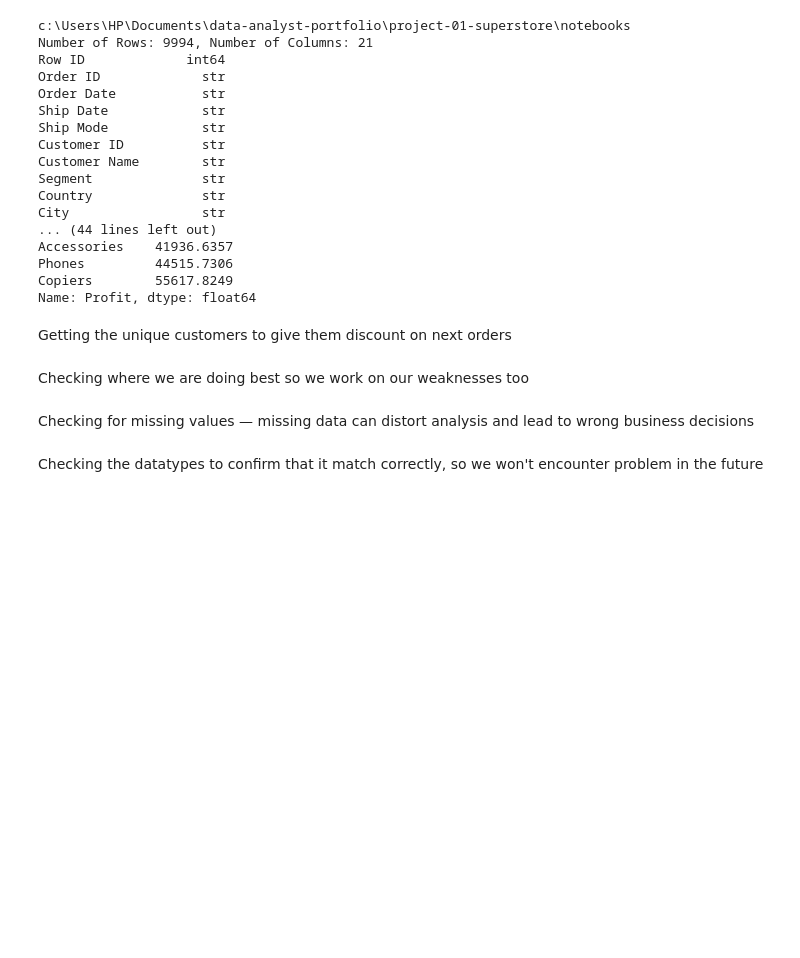
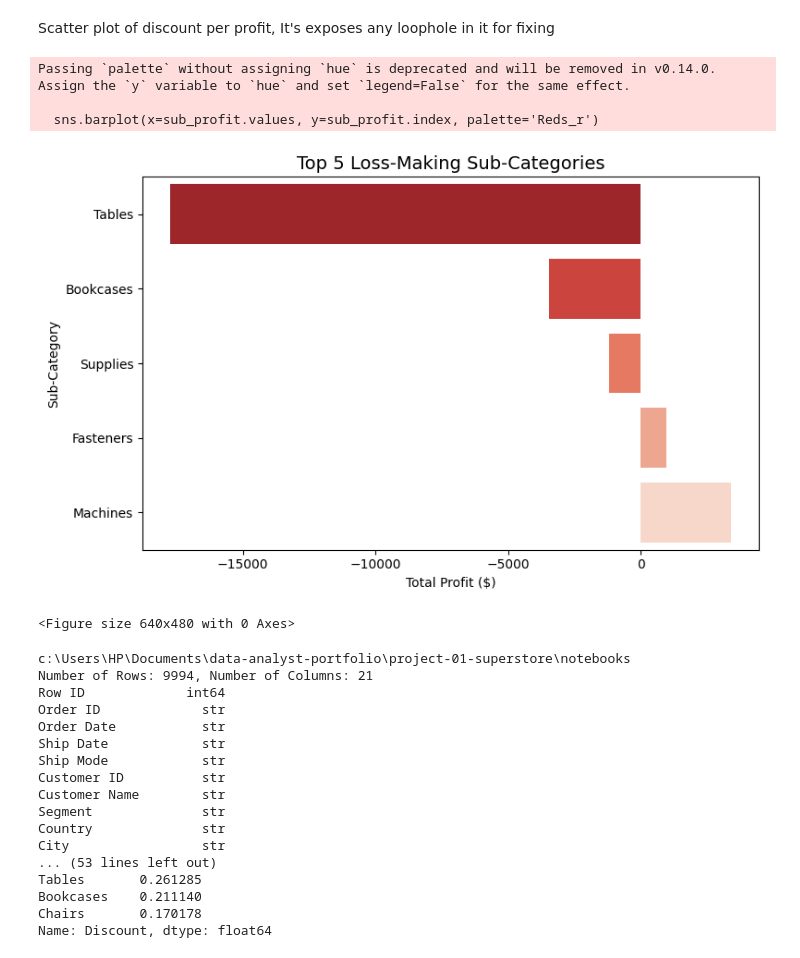
Before and after one commit to Sunday11488/data-analyst-portfolio, a Jupyter notebook: project-01-superstore/notebooks/analysis.ipynb, the cells around one changed output. Saved outputs shown, nothing was run; the diff lists cells and outputs as text; code cells hidden in the pictures; blank space fills up the shorter version.

```diff
--- a/project-01-superstore/notebooks/analysis.ipynb
+++ b/project-01-superstore/notebooks/analysis.ipynb
@@ -15,3 +46,23 @@ Getting the unique customers to give them discount on next orders
+# %% [markdown]
+Scatter plot of discount per profit, It's exposes any loophole in it for fixing
+# %%
+sub_profit = df.groupby('Sub-Category')['Profit'].sum().sort_values().head(5)
+
+plt.figure(figsize=(8,5))
+sns.barplot(x=sub_profit.values, y=sub_profit.index, palette='Reds_r')
+plt.title('Top 5 Loss-Making Sub-Categories', fontsize=14)
+plt.xlabel('Total Profit ($)')
+plt.ylabel('Sub-Category')
+plt.tight_layout()
+plt.savefig('../visuals/loss_making_subcategories.png')
+plt.show()
+plt.savefig('../visuals/toplosses.png')
+# %% [output]
+Passing `palette` without assigning `hue` is deprecated and will be removed in v0.14.0. Assign the `y` variable to `hue` and set `legend=False` for the same effect.
+
+  sns.barplot(x=sub_profit.values, y=sub_profit.index, palette='Reds_r')
+[figure, added]
+<Figure size 640x480 with 0 Axes>
 # %%
 import pandas as pd
 import os
@@ -41,6 +92,7 @@ print(df.groupby('Category')['Profit_Margin'].mean().sort_values(ascending=False
 # Q8 - Which Sub-Category is LOSING money?
 print("\n=== Q8 - Sub-Categories by Profit (Lowest First) ===")
 print(df.groupby('Sub-Category')['Profit'].sum().sort_values())
+print(df.groupby('Sub-Category')['Discount'].mean().sort_values(ascending=False).head(5))
 # %% [output]
 c:\Users\HP\Documents\data-analyst-portfolio\project-01-superstore\notebooks
 Number of Rows: 9994, Number of Columns: 21
@@ -54,16 +106,8 @@ Customer Name        str
 Segment              str
 Country              str
 City                 str
-... (44 lines left out)
-Accessories    41936.6357
-Phones         44515.7306
-Copiers        55617.8249
-Name: Profit, dtype: float64
+... (53 lines left out)
+Tables       0.261285
+Bookcases    0.211140
+Chairs       0.170178
+Name: Discount, dtype: float64
-# %% [markdown]
-Getting the unique customers to give them discount on next orders
-# %% [markdown]
-Checking where we are doing best so we work on our weaknesses too
-# %% [markdown]
-Checking for missing values — missing data can distort analysis and lead to wrong business decisions
-# %% [markdown]
-Checking the datatypes to confirm that it match correctly, so we won't encounter problem in the future
```
Also changed, not shown: parts of 12 cells of this notebook, 5 other files.
